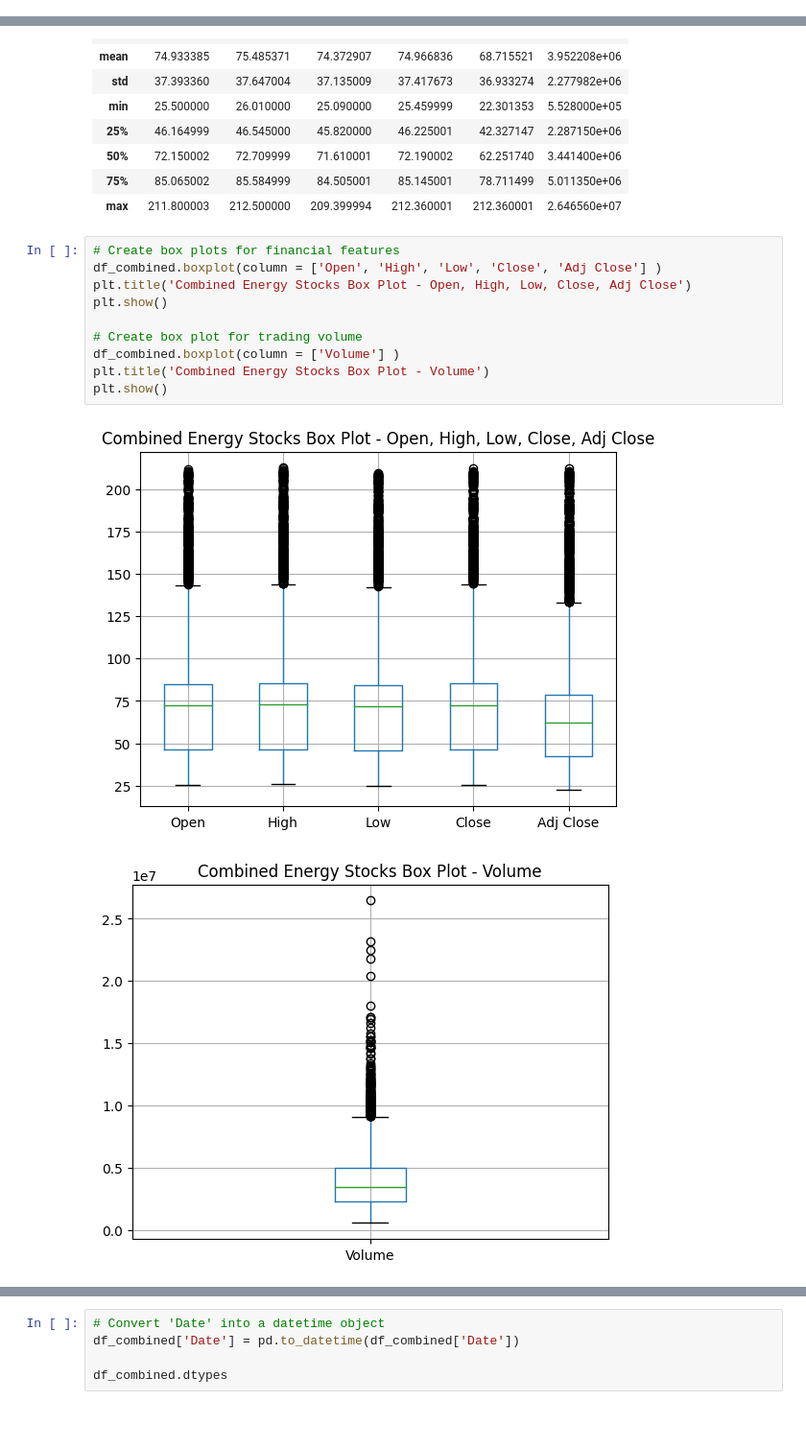
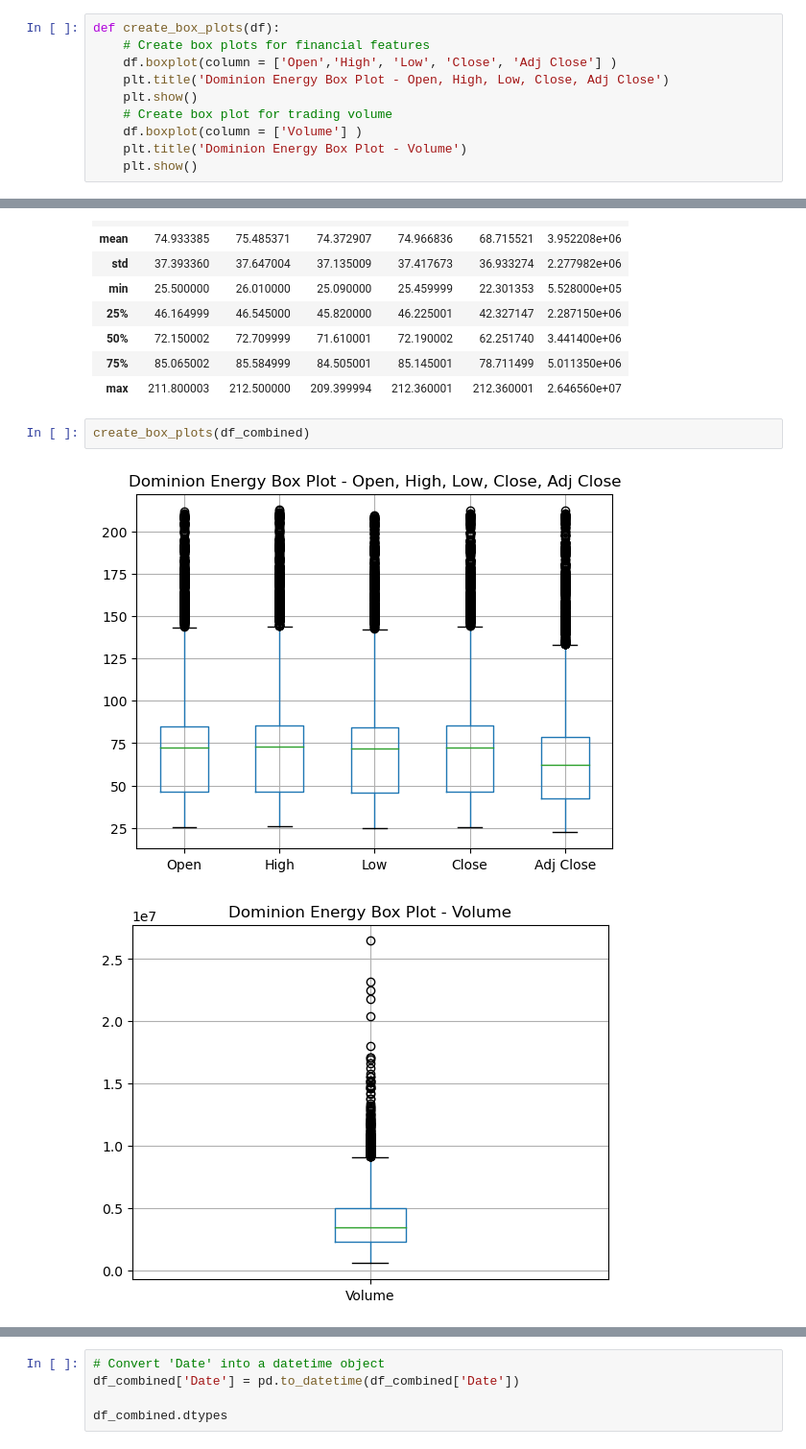
Before and after one commit to c-grigsby/kaggle-challenges, a Jupyter notebook: energy-stock-investments/notebooks/energy-stock-investments.ipynb, the cells around one changed output, grey strips where cells are left out. Shown at 96% size. Cells and saved outputs as stored; diff of their text form; blank space fills up the shorter version.

Commit message:
case(energyStocks): update notebook

```diff
--- a/energy-stock-investments/notebooks/energy-stock-investments.ipynb
+++ b/energy-stock-investments/notebooks/energy-stock-investments.ipynb
@@ -185,0 +301,10 @@ Our raw data values appear reasonable to the volatile nature of energy stocks an
+# %%
+def create_box_plots(df):
+    # Create box plots for financial features
+    df.boxplot(column = ['Open','High', 'Low', 'Close', 'Adj Close'] )
+    plt.title('Dominion Energy Box Plot - Open, High, Low, Close, Adj Close')
+    plt.show()
+    # Create box plot for trading volume
+    df.boxplot(column = ['Volume'] )
+    plt.title('Dominion Energy Box Plot - Volume')
+    plt.show()
@@ -279,15 +411,7 @@ df_combined.describe()
 | 75% | 85.065002 | 85.584999 | 84.505001 | 85.145001 | 78.711499 | 5.011350e+06 |
 | max | 211.800003 | 212.500000 | 209.399994 | 212.360001 | 212.360001 | 2.646560e+07 |
 # %%
-# Create box plots for financial features
-df_combined.boxplot(column = ['Open', 'High', 'Low', 'Close', 'Adj Close'] )
-plt.title('Combined Energy Stocks Box Plot - Open, High, Low, Close, Adj Close')
-plt.show()
-
-# Create box plot for trading volume
-df_combined.boxplot(column = ['Volume'] )
-plt.title('Combined Energy Stocks Box Plot - Volume')
-plt.show()
+create_box_plots(df_combined)
 # %% [output]
-[figure, old version]
+[figure, new version]
-[figure, old version]
+[figure, new version]
```
Also changed, not shown: parts of 48 cells of this notebook, 2 other files.
